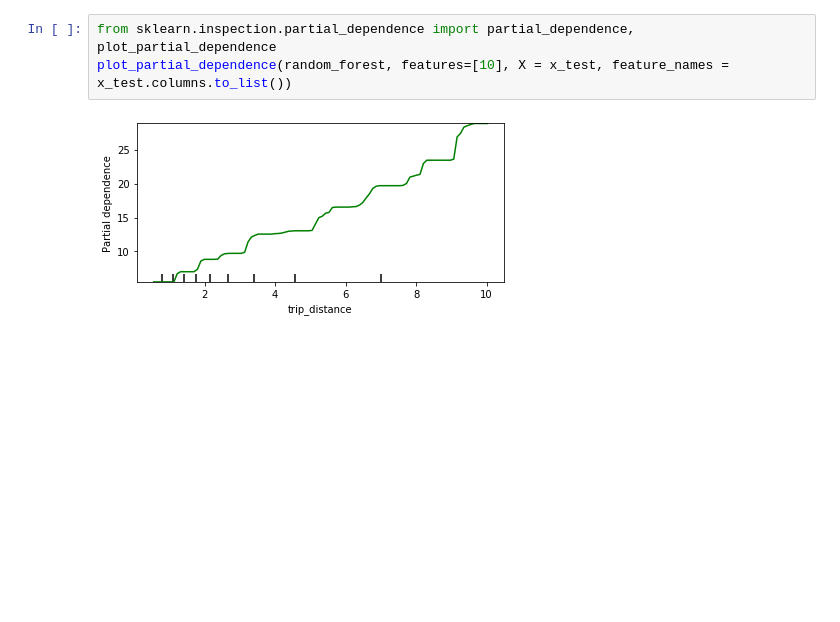
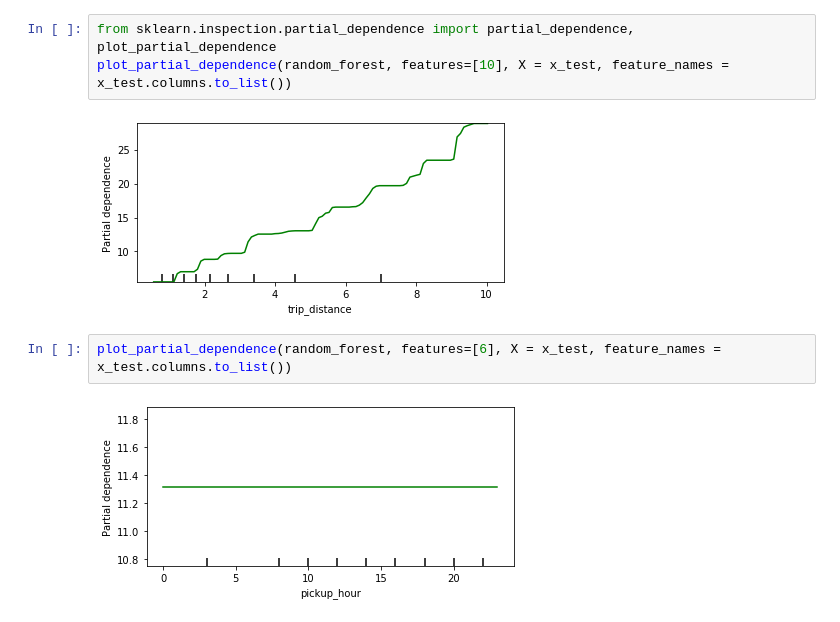
Before and after one commit to akifcinar/Machine_Learning_Interpretability, a Jupyter notebook: Interpreting_Regression_Analysis/Interpreting_Regression_Analysis.ipynb, the cells around one changed output. Saved outputs shown, nothing was run; the diff lists cells and outputs as text; blank space fills up the shorter version.

```diff
--- a/Interpreting_Regression_Analysis/Interpreting_Regression_Analysis.ipynb
+++ b/Interpreting_Regression_Analysis/Interpreting_Regression_Analysis.ipynb
@@ -441,3 +459,7 @@ from sklearn.inspection.partial_dependence import partial_dependence, plot_parti
 plot_partial_dependence(random_forest, features=[10], X = x_test, feature_names = x_test.columns.to_list())
 # %% [output]
 [figure]
+# %%
+plot_partial_dependence(random_forest, features=[6], X = x_test, feature_names = x_test.columns.to_list())
+# %% [output]
+[figure, added]
```
Also changed, not shown: parts of 8 cells of this notebook.
